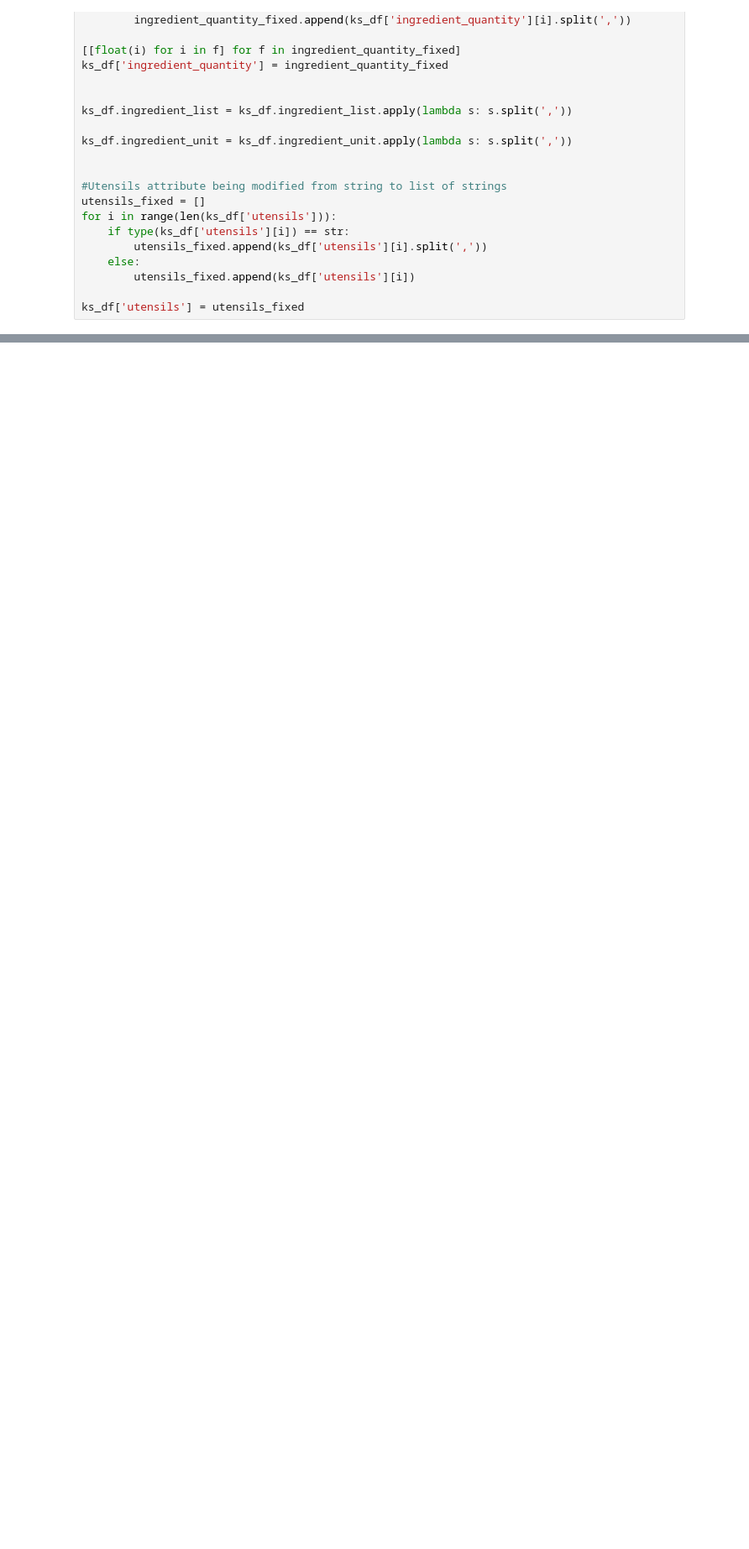
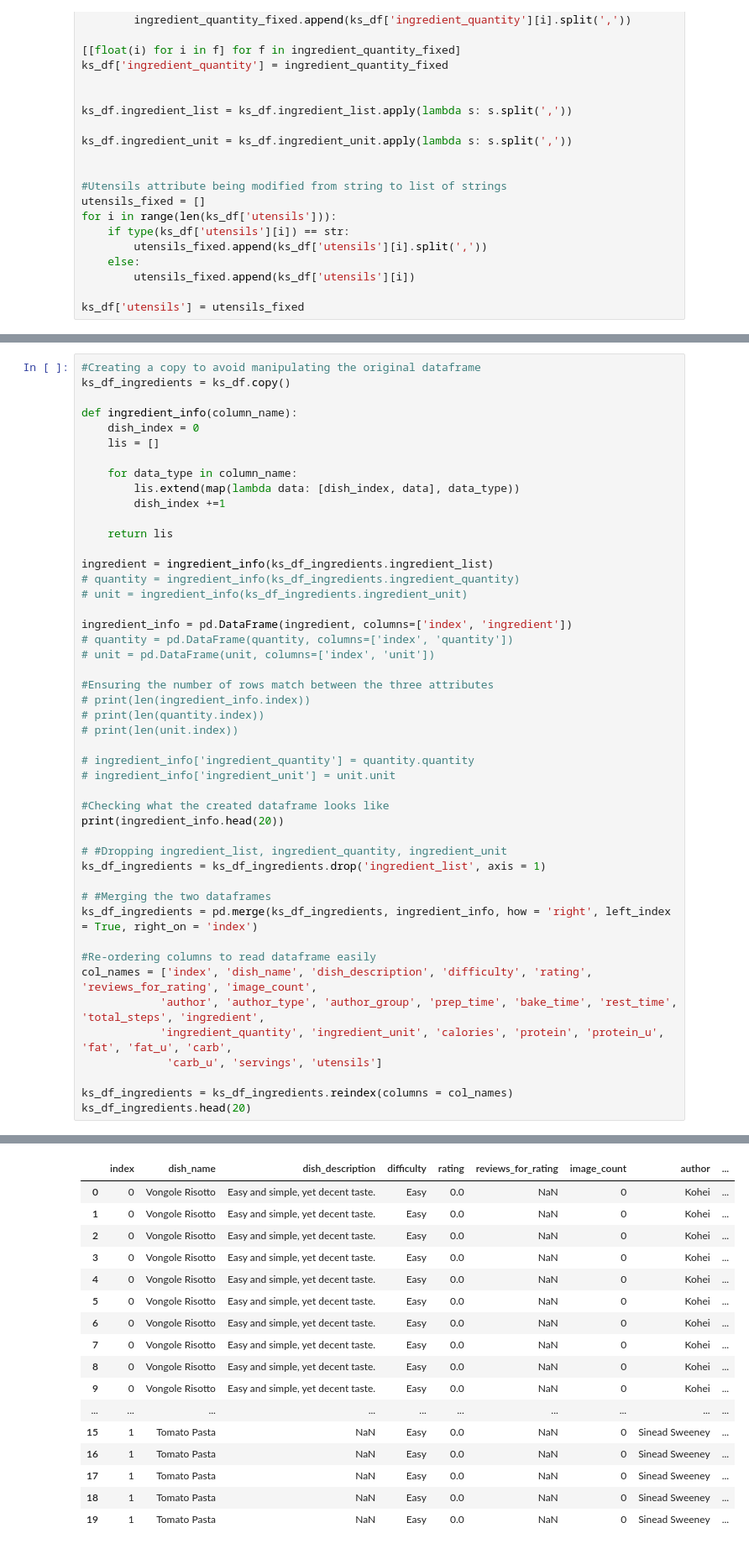
Before and after one commit to valgarland/KS_Scrapy, a Jupyter notebook: Data Cleaning/DataCleaning.ipynb, the cells around one changed output, grey strips where cells are left out. Shown: that part at 84% size. Cells and saved outputs as stored; diff of their text form; blank space fills up the shorter version.

Commit message:
More data cleaning performed

```diff
--- a/Data Cleaning/DataCleaning.ipynb
+++ b/Data Cleaning/DataCleaning.ipynb
@@ -43,0 +85,48 @@ ingredient_length
+# %%
+#Creating a copy to avoid manipulating the original dataframe
+ks_df_ingredients = ks_df.copy()
+
+def ingredient_info(column_name):
+    dish_index = 0
+    lis = []
+
+    for data_type in column_name:
+        lis.extend(map(lambda data: [dish_index, data], data_type))
+        dish_index +=1
+
+    return lis
+
+ingredient = ingredient_info(ks_df_ingredients.ingredient_list)
+# quantity = ingredient_info(ks_df_ingredients.ingredient_quantity)
+# unit = ingredient_info(ks_df_ingredients.ingredient_unit)
+
+ingredient_info = pd.DataFrame(ingredient, columns=['index', 'ingredient'])
+# quantity = pd.DataFrame(quantity, columns=['index', 'quantity'])
+# unit = pd.DataFrame(unit, columns=['index', 'unit'])
+
+#Ensuring the number of rows match between the three attributes
+# print(len(ingredient_info.index))
+# print(len(quantity.index))
+# print(len(unit.index))
+
+# ingredient_info['ingredient_quantity'] = quantity.quantity
+# ingredient_info['ingredient_unit'] = unit.unit
+
+#Checking what the created dataframe looks like
+print(ingredient_info.head(20))
+
+# #Dropping ingredient_list, ingredient_quantity, ingredient_unit
+ks_df_ingredients = ks_df_ingredients.drop('ingredient_list', axis = 1)
+
+# #Merging the two dataframes
+ks_df_ingredients = pd.merge(ks_df_ingredients, ingredient_info, how = 'right', left_index = True, right_on = 'index')
+
+#Re-ordering columns to read dataframe easily
+col_names = ['index', 'dish_name', 'dish_description', 'difficulty', 'rating', 'reviews_for_rating', 'image_count',
+            'author', 'author_type', 'author_group', 'prep_time', 'bake_time', 'rest_time', 'total_steps', 'ingredient',
+            'ingredient_quantity', 'ingredient_unit', 'calories', 'protein', 'protein_u', 'fat', 'fat_u', 'carb',
+             'carb_u', 'servings', 'utensils']
+
+ks_df_ingredients = ks_df_ingredients.reindex(columns = col_names)
+ks_df_ingredients.head(20)
+# %% [output]
@@ -43,0 +150,17 @@ ingredient_length
+|  | index | dish_name | dish_description | difficulty | rating | reviews_for_rating | image_count | author | ... |
+| 0 | 0 | Vongole Risotto | Easy and simple, yet decent taste. | Easy | 0.0 | NaN | 0 | Kohei | ... |
+| 1 | 0 | Vongole Risotto | Easy and simple, yet decent taste. | Easy | 0.0 | NaN | 0 | Kohei | ... |
+| 2 | 0 | Vongole Risotto | Easy and simple, yet decent taste. | Easy | 0.0 | NaN | 0 | Kohei | ... |
+| 3 | 0 | Vongole Risotto | Easy and simple, yet decent taste. | Easy | 0.0 | NaN | 0 | Kohei | ... |
+| 4 | 0 | Vongole Risotto | Easy and simple, yet decent taste. | Easy | 0.0 | NaN | 0 | Kohei | ... |
+| 5 | 0 | Vongole Risotto | Easy and simple, yet decent taste. | Easy | 0.0 | NaN | 0 | Kohei | ... |
+| 6 | 0 | Vongole Risotto | Easy and simple, yet decent taste. | Easy | 0.0 | NaN | 0 | Kohei | ... |
+| 7 | 0 | Vongole Risotto | Easy and simple, yet decent taste. | Easy | 0.0 | NaN | 0 | Kohei | ... |
+| 8 | 0 | Vongole Risotto | Easy and simple, yet decent taste. | Easy | 0.0 | NaN | 0 | Kohei | ... |
+| 9 | 0 | Vongole Risotto | Easy and simple, yet decent taste. | Easy | 0.0 | NaN | 0 | Kohei | ... |
+| ... | ... | ... | ... | ... | ... | ... | ... | ... | ... |
+| 15 | 1 | Tomato Pasta | NaN | Easy | 0.0 | NaN | 0 | Sinead Sweeney | ... |
+| 16 | 1 | Tomato Pasta | NaN | Easy | 0.0 | NaN | 0 | Sinead Sweeney | ... |
+| 17 | 1 | Tomato Pasta | NaN | Easy | 0.0 | NaN | 0 | Sinead Sweeney | ... |
+| 18 | 1 | Tomato Pasta | NaN | Easy | 0.0 | NaN | 0 | Sinead Sweeney | ... |
+| 19 | 1 | Tomato Pasta | NaN | Easy | 0.0 | NaN | 0 | Sinead Sweeney | ... |
```
Also changed, not shown: parts of 10 cells of this notebook, 1 other file.
